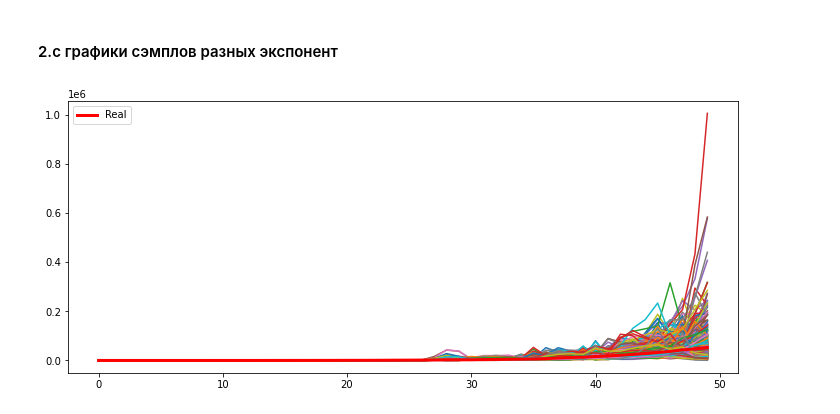
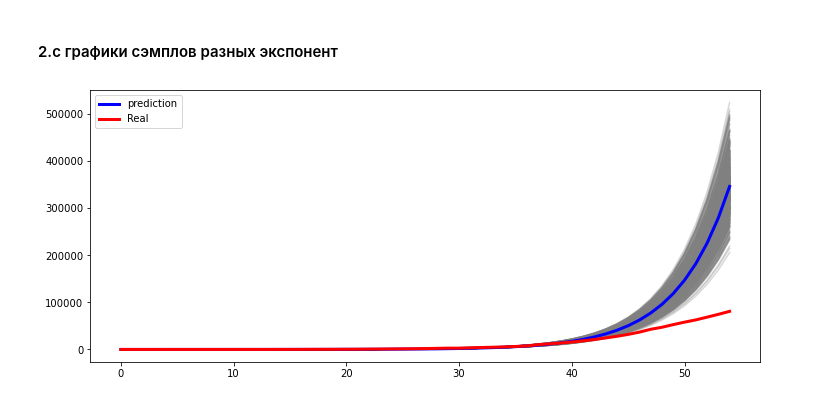
Before and after one commit to Naumenko-KM/MADE_2_AdML, a Jupyter notebook: HW1/solution.ipynb, the cells around one changed output. Drawn from its saved outputs; the diff is of its cells as text; code cells hidden in the pictures.

```diff
--- a/HW1/solution.ipynb
+++ b/HW1/solution.ipynb
@@ -24,17 +28,6 @@ df.reset_index(drop=True, inplace=True)
 # %%
 target_col = ['total_cases'] # 'total_cases', new_cases
-feature_cols = [
-    'total_deaths',
-    'new_deaths',
-    'new_deaths_smoothed',
-    'stringency_index',
-    'reproduction_rate',
-    'total_tests',
-    'new_tests',
-    'new_tests_smoothed',
-    'positive_rate',
-    'tests_per_case',
-]
+feature_cols = ['day']
 # %%
 X = df[feature_cols]
 y = df[target_col]
@@ -109,7 +71,8 @@ ax.legend();
 # %% [markdown]
 #### 2.b апостериорное распределение параметров модели для достаточно широкого априорного распределения
 # %%
-w = np.append(model.coef_[0], model.intercept_[0])
-sigma_noise = (y_train - preds_train).std().values[0] / 10000
-sigma_noise, w
+model_weights = np.append(model.coef_[0], model.intercept_[0])
+sigma_noise = (np.log(y_train) - preds_train).std().values[0]
+print('Отклонение шума:', sigma_noise)
+print('Веса модели', model_weights)
 # %% [output]
@@ -129,7 +85,9 @@ def bayesian_update(mu, sigma, x, y, sigma_noise):
     mu_n = np.matmul(sigma_n, np.matmul(np.linalg.inv(sigma), np.transpose(mu)) + (1 / (sigma_noise ** 2)) * np.matmul(np.transpose(x), y))
     return mu_n, sigma_n
 # %%
+cur_mu, cur_sigma = np.zeros(model_weights.shape[0]), np.eye(model_weights.shape[0]) * 100
+
 for i in range(0, 50):
     cur_mu, cur_sigma = bayesian_update(cur_mu, cur_sigma, X_train.iloc[i:i+1], np.log(y_train.iloc[i]), sigma_noise=sigma_noise)
-cur_mu
+cur_mu, cur_sigma
 # %% [output]
@@ -139,17 +120,24 @@ array([-5.44499929e-03, -9.85214755e-03, -2.65616337e-02,  8.05986776e-02,
 # %% [markdown]
 #### 2.c графики сэмплов разных экспонент
 # %%
-N_SAMPLES = 500
+N_SAMPLES = 1000
 
 plt.figure(figsize=(12, 5))
-sampled_w = np.random.multivariate_normal(cur_mu, cur_sigma, N_SAMPLES)
-for (*w, b) in sampled_w:
+samples = np.random.multivariate_normal(cur_mu, cur_sigma, N_SAMPLES)
+samples_preds = []
+for (*w, b) in samples:
     model.coef_ = np.array(w)
     model.intercept_ = b
-    y_pred = model.predict(X_train)
-    # plt.plot(y_pred)
-    plt.plot(np.exp(y_pred))
-plt.plot(y_train, color='red', linewidth=3, label='Real')
+    sample_preds_train = model.predict(X_train)
+    sample_preds_test = model.predict(X_test)
+    sample_preds = np.concatenate([sample_preds_train, sample_preds_test])
+    sample_preds = np.exp(sample_preds)
+    samples_preds.append(sample_preds)
+    plt.plot(sample_preds[:55], c='grey', alpha=0.3)
+
+samples_preds = np.array(samples_preds)
+plt.plot(preds[:55], color='blue', linewidth=3, label='prediction')
+plt.plot(y[:55], color='red', linewidth=3, label='Real')
 plt.legend();
 # %% [output]
-[figure, old version]
+[figure, new version]
```
Also changed, not shown: parts of 18 cells of this notebook.
